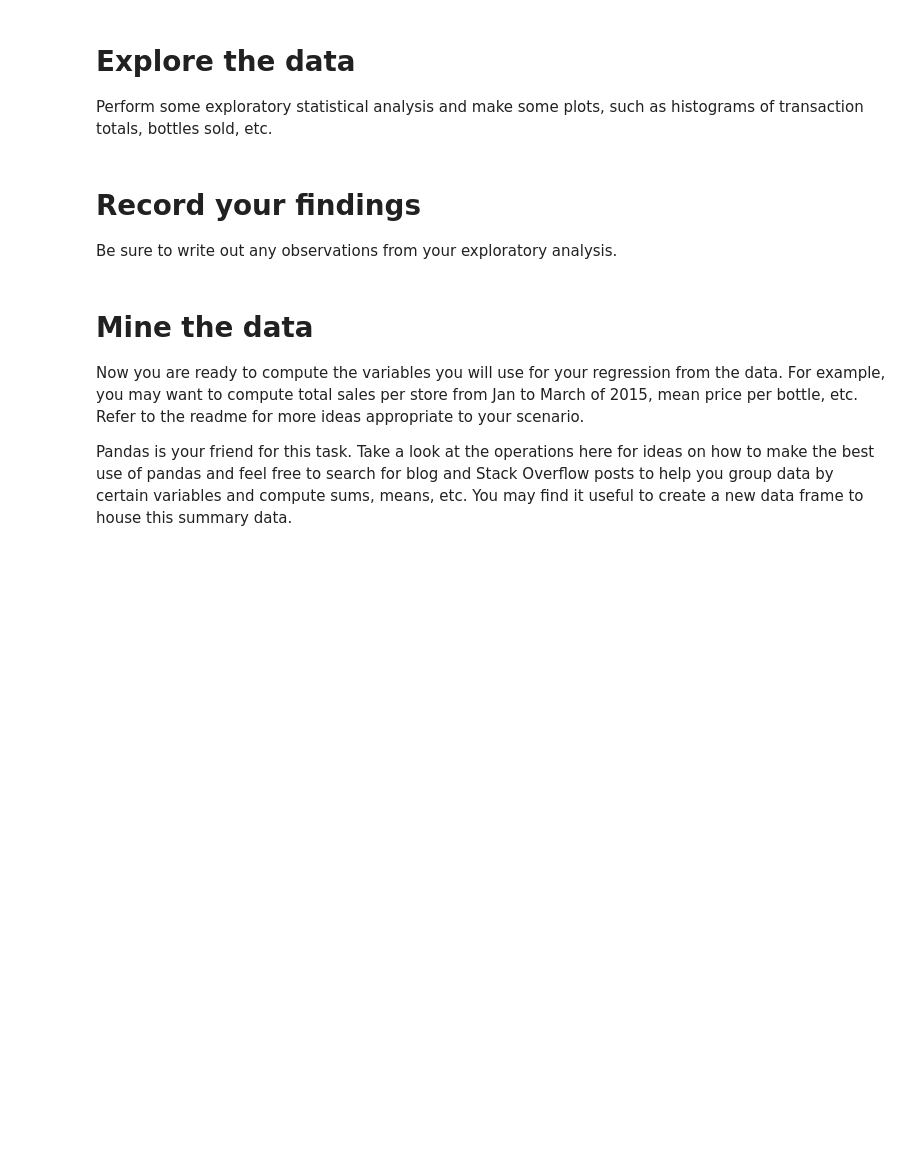
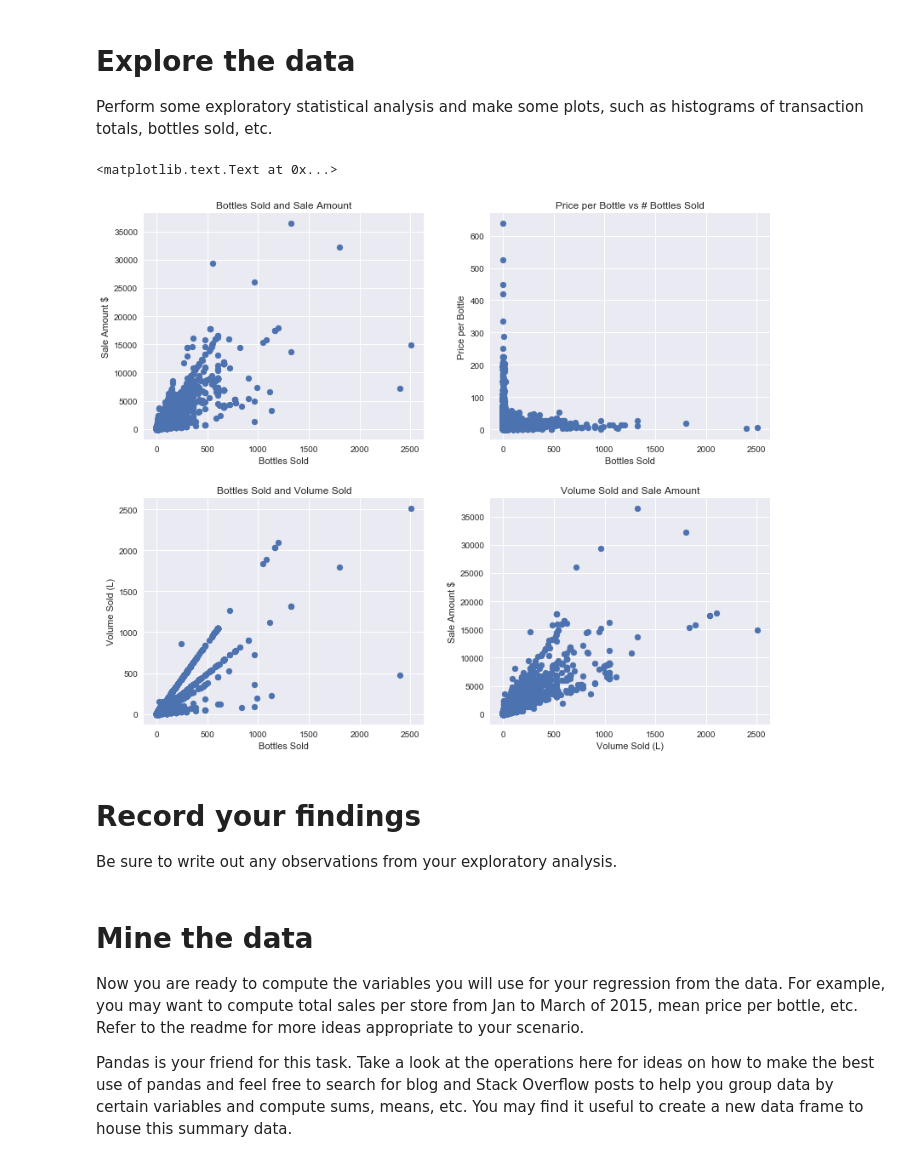
Before and after one commit to matthewbrems/old, a Jupyter notebook: projects/02-project/starter-code/project-2-starter-code-jd copy.ipynb, the cells around one changed output. Cells and saved outputs as stored; diff of their text form; code cells hidden in the pictures; blank space fills up the shorter version.

```diff
--- a/projects/02-project/starter-code/project-2-starter-code-jd copy.ipynb
+++ b/projects/02-project/starter-code/project-2-starter-code-jd copy.ipynb
@@ -137,0 +170,27 @@ plt.show()
+# %%
+plt.close('all')
+fig, ((ax1, ax2), (ax3, ax4)) = plt.subplots(nrows=2, ncols=2,figsize=(12,10))
+plt.tight_layout(pad=5, w_pad=5, h_pad=5)
+
+ax1.scatter(liquor.bottles_sold,liquor.sale_dollars)
+ax1.set_xlabel('Bottles Sold')
+ax1.set_ylabel('Sale Amount $')
+ax1.set_title('Bottles Sold and Sale Amount')
+
+ax2.scatter(liquor.bottles_sold,liquor.state_bottle_retail)
+ax2.set_xlabel('Bottles Sold')
+ax2.set_ylabel('Price per Bottle')
+ax2.set_title('Price per Bottle vs # Bottles Sold')
+
+ax3.scatter(liquor.bottles_sold,liquor.volume_sold_liters)
+ax3.set_xlabel('Bottles Sold')
+ax3.set_ylabel('Volume Sold (L)')
+ax3.set_title('Bottles Sold and Volume Sold')
+
+ax4.scatter(liquor.volume_sold_liters,liquor.sale_dollars)
+ax4.set_xlabel('Volume Sold (L)')
+ax4.set_ylabel('Sale Amount $')
+ax4.set_title('Volume Sold and Sale Amount')
+# %% [output]
+<matplotlib.text.Text at 0x...>
+[figure, added]
```
Also changed, not shown: parts of 14 cells of this notebook, 3 other files.
